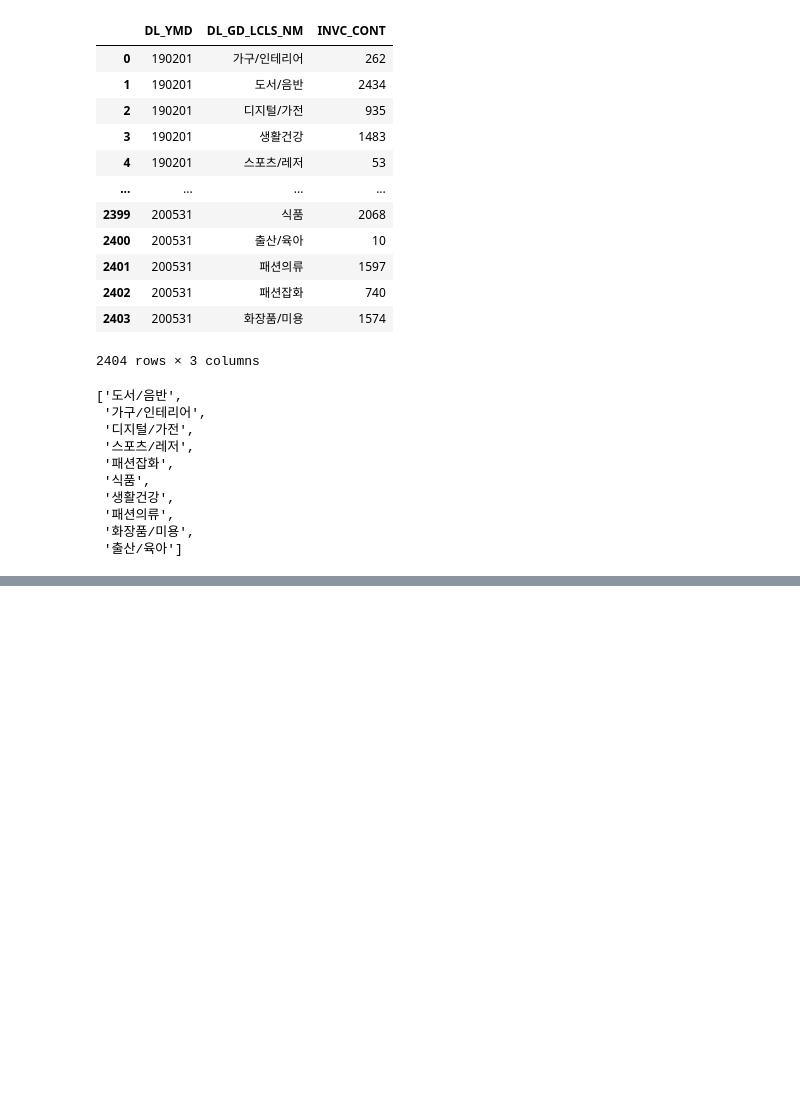
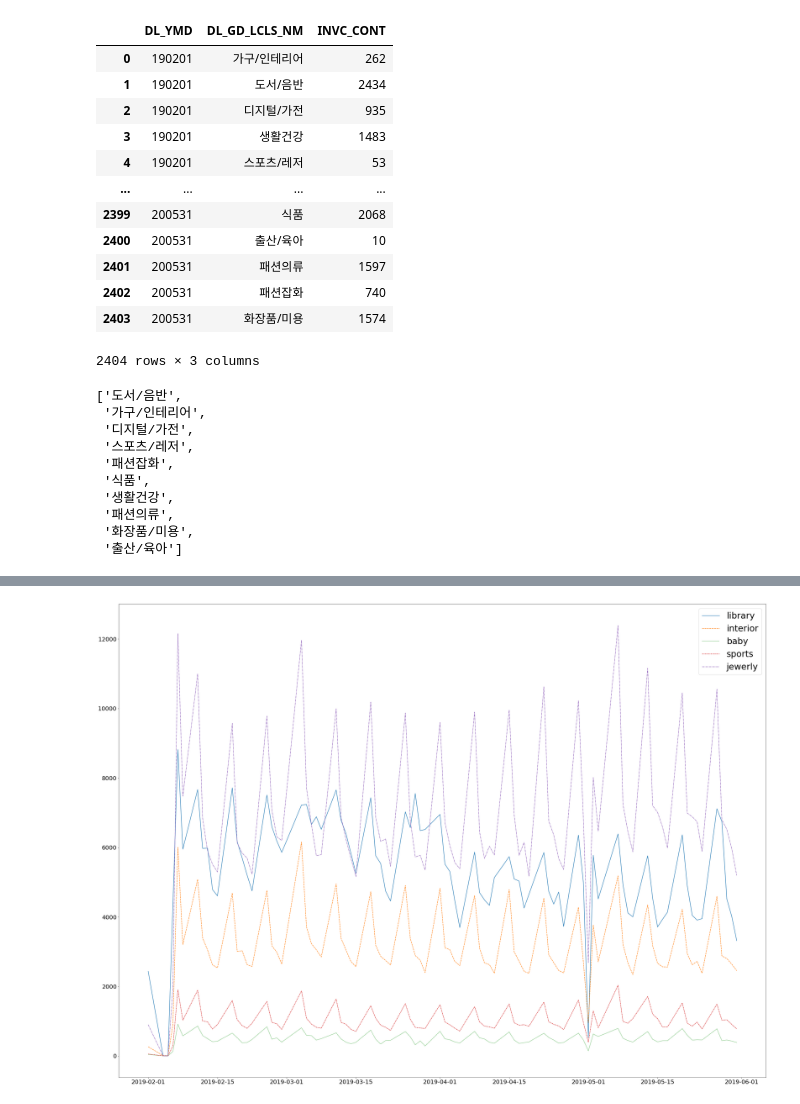
Before and after one commit to yoouza/bigcontest, a Jupyter notebook: visualizing/물류를확인해보자.ipynb, the cells around one changed output, grey strips where cells are left out. Saved outputs shown, nothing was run; the diff lists cells and outputs as text; code cells hidden in the pictures; blank space fills up the shorter version.

```diff
--- a/visualizing/물류를확인해보자.ipynb
+++ b/visualizing/물류를확인해보자.ipynb
@@ -53,6 +53,3 @@ column_nm
  '패션의류',
  '화장품/미용',
  '출산/육아']
-# %%
-for column in column_nm:
-    print(a[a['DL_GD_LCLS_NM'] == column])
@@ -138,15 +135,17 @@ int(c[c['DL_YMD']==190201]['INVC_CONT'].values)
 # %%
 d = []
+columns = []
 
 for column in column_nm:
-    c = pd.DataFrame(a[a['DL_GD_LCLS_NM'] == column])
+    e = pd.DataFrame(gb_df[gb_df['DL_GD_LCLS_NM'] == column])
+    columns.append(column)
     tmp = []
     for t in time:
         try:
-            tmp.append(int(c[c['DL_YMD'] == t]['INVC_CONT'].values))
+            tmp.append(int(e[e['DL_YMD'] == t]['INVC_CONT'].values))
         except:
             tmp.append(0)
-        d.append(tmp)
+    d.append(tmp)
 
 len(d)
 # %% [output]
@@ -200,0 +153,9 @@ plt.show()
+# %%
+import numpy as np
+
+df1 = pd.DataFrame(np.array(d), index=column_e, columns=time3)
+
+df_2019 = df1[time1_WD]
+df_2020 = df1[time2_WD]
+
+df_2019
@@ -200,0 +175,19 @@ plt.show()
+# %%
+idx1 = ['library', 'interior', 'baby', 'sports', 'jewerly']
+idx2 = ['food', 'life&health', 'clothes', 'cosmetic', 'digital']
+a = pd.DataFrame(df_2019.loc[idx1])
+b = pd.DataFrame(df_2019.loc[idx2])
+c = pd.DataFrame(df_2020.loc[idx1])
+d = pd.DataFrame(df_2020.loc[idx2])
+# %%
+import seaborn as sns
+
+# 2019년 도서/음반, 가구/인테리어, 출산/육아, 스포츠/레저, 패션잡화
+
+plt.figure(figsize=(40, 30))
+
+sns.lineplot(data = a.T)
+plt.legend(('library', 'interior', 'baby', 'sports', 'jewerly'), fontsize=30)
+plt.tick_params(labelsize=20)
+# %% [output]
+[figure, added]
```
Also changed, not shown: parts of 17 cells of this notebook.
